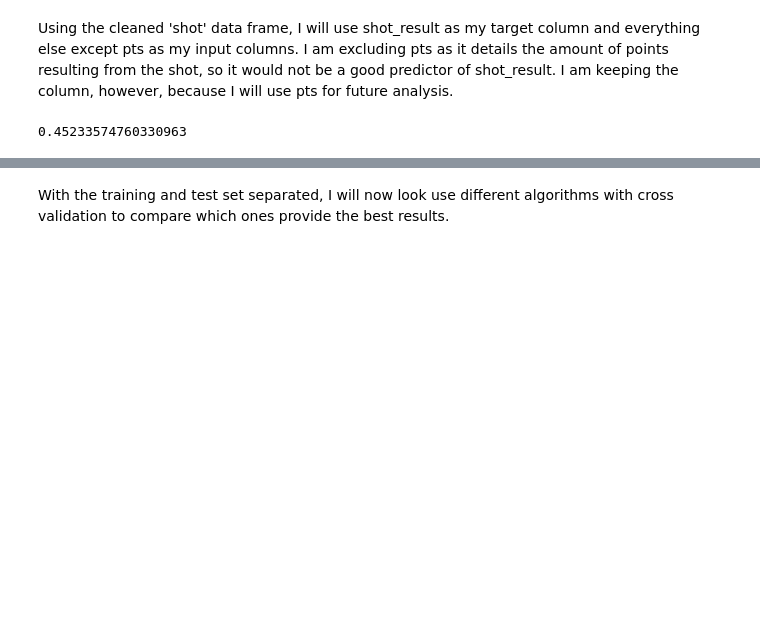
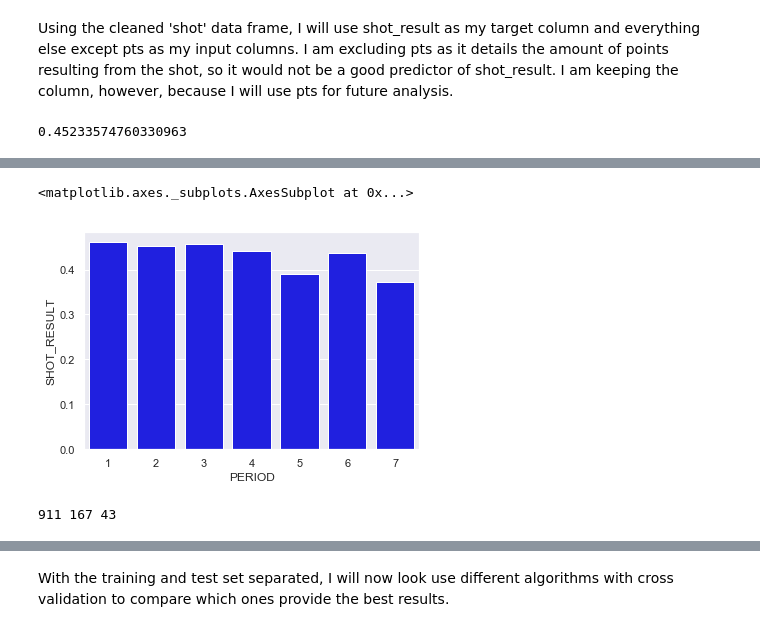
Before and after one commit to ray-chen-930/nba-shot-value-predictor, a Jupyter notebook: Capstone Project 1.ipynb, the cells around one changed output, grey strips where cells are left out. Cells and saved outputs as stored; diff of their text form; code cells hidden in the pictures; blank space fills up the shorter version.

```diff
--- a/Capstone Project 1.ipynb
+++ b/Capstone Project 1.ipynb
@@ -417,0 +323,11 @@ shot_X = shot[['SHOT_NUMBER', 'DRIBBLES', 'TOUCH_TIME', 'SHOT_CLOCK',
+# %%
+#comparing makes and misses for game period
+
+sns.barplot(x = shot.PERIOD, y = shot.SHOT_RESULT, ci = None, color = 'blue')
+# %% [output]
+<matplotlib.axes._subplots.AxesSubplot at 0x...>
+[figure, added]
+# %%
+print(sum(shot.PERIOD == 5), sum(shot.PERIOD == 6), sum(shot.PERIOD == 7))
+# %% [output]
+911 167 43
```
Also changed, not shown: parts of 58 cells of this notebook, 1 other file.
